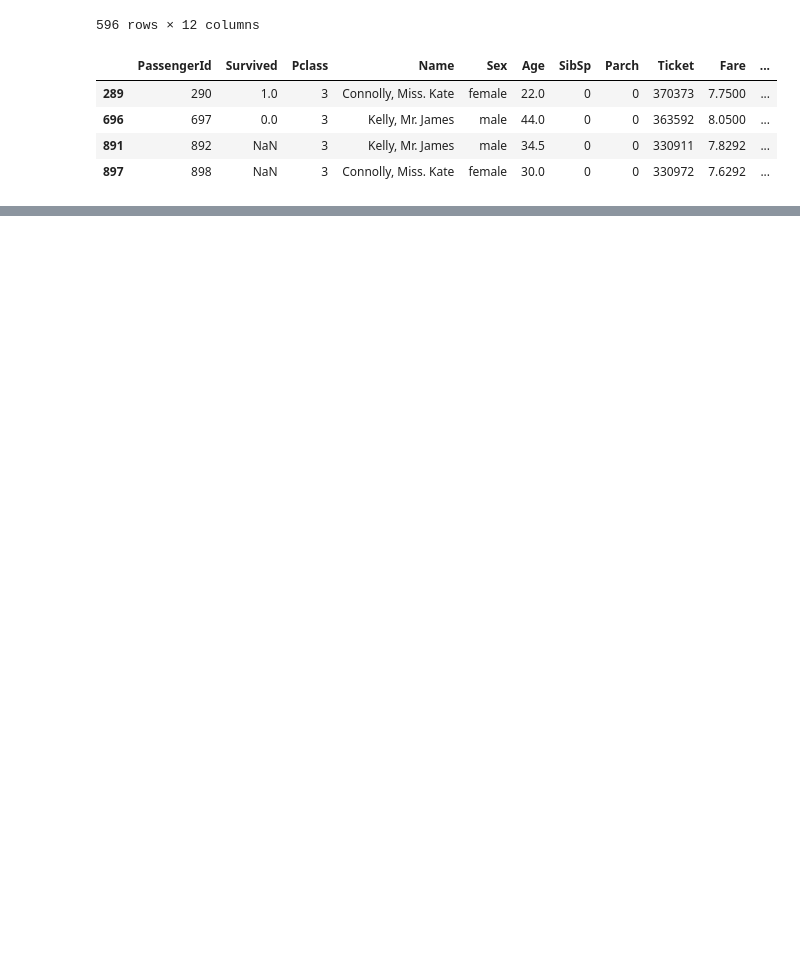
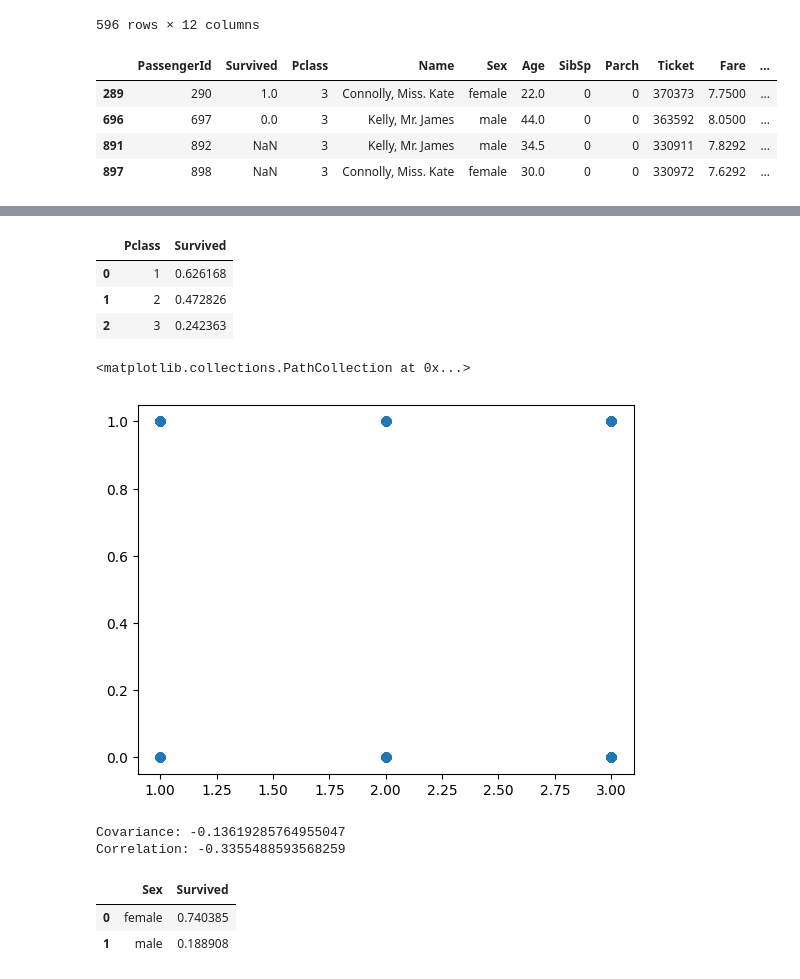
Before and after one commit to pm012/DataScience_sandbox, a Jupyter notebook: notebooks/module2/module_02_1_EDA.ipynb, the cells around one changed output, grey strips where cells are left out. Drawn from its saved outputs; the diff is of its cells as text; code cells hidden in the pictures; blank space fills up the shorter version.

```diff
--- a/notebooks/module2/module_02_1_EDA.ipynb
+++ b/notebooks/module2/module_02_1_EDA.ipynb
@@ -459,0 +481,9 @@ df_full[df_full["Name"].duplicated(keep=False)] # keep='first' keeps the first o
+# %%
+print(f"Before: {len(train_data[train_data['Age'].isnull()])=}")
+
+mean_age = train_data['Age'].mean()
+print(f"{mean_age=}")
+
+#train_data['Age'].fillna(mean_age, inplace=True) # deprecated from pandas 3.0+
+train_data['Age'] = train_data['Age'].fillna(mean_age) # recommended way to fill NaN values in pandas 3.0+
+print(f"After: {len(train_data[train_data['Age'].isnull()])=}")
@@ -459,0 +494,6 @@ df_full[df_full["Name"].duplicated(keep=False)] # keep='first' keeps the first o
+# %%
+# remove columns that with embarked empty
+print(f"Before: {len(train_data)}")
+train_data.dropna(subset=['Embarked'], inplace=True)
+train_data[train_data['Embarked'].isnull()]
+print(f"After: {len(train_data)}")
@@ -459,0 +503,4 @@ df_full[df_full["Name"].duplicated(keep=False)] # keep='first' keeps the first o
+# %%
+# drop the whole column
+train_data.drop(columns=['Cabin'], axis=1, inplace=True)
+train_data.head(5)
@@ -459,0 +529,27 @@ df_full[df_full["Name"].duplicated(keep=False)] # keep='first' keeps the first o
+# %%
+train_data[["Pclass", "Survived"]].groupby(["Pclass"], as_index=False).mean().sort_values(by='Survived', ascending=False)
+# %% [output]
+|  | Pclass | Survived |
+| 0 | 1 | 0.626168 |
+| 1 | 2 | 0.472826 |
+| 2 | 3 | 0.242363 |
+# %%
+train_data_pclass = train_data['Pclass'].to_numpy()
+train_data_survived = train_data['Survived'].to_numpy()
+
+plt.scatter(train_data_pclass, train_data_survived)
+# %% [output]
+<matplotlib.collections.PathCollection at 0x...>
+[figure, added]
+# %%
+print(f"Covariance: {np.cov(train_data_pclass, train_data_survived)[0][1]}")
+print(f"Correlation: {np.corrcoef(train_data_pclass, train_data_survived)[0][1]}")
+# %% [output]
+Covariance: -0.13619285764955047
+Correlation: -0.3355488593568259
+# %%
+train_data[["Sex", "Survived"]].groupby(["Sex"], as_index=False).mean().sort_values(by='Survived', ascending=False)
+# %% [output]
+|  | Sex | Survived |
+| 0 | female | 0.740385 |
+| 1 | male | 0.188908 |
```
Also changed, not shown: parts of 15 cells of this notebook.
